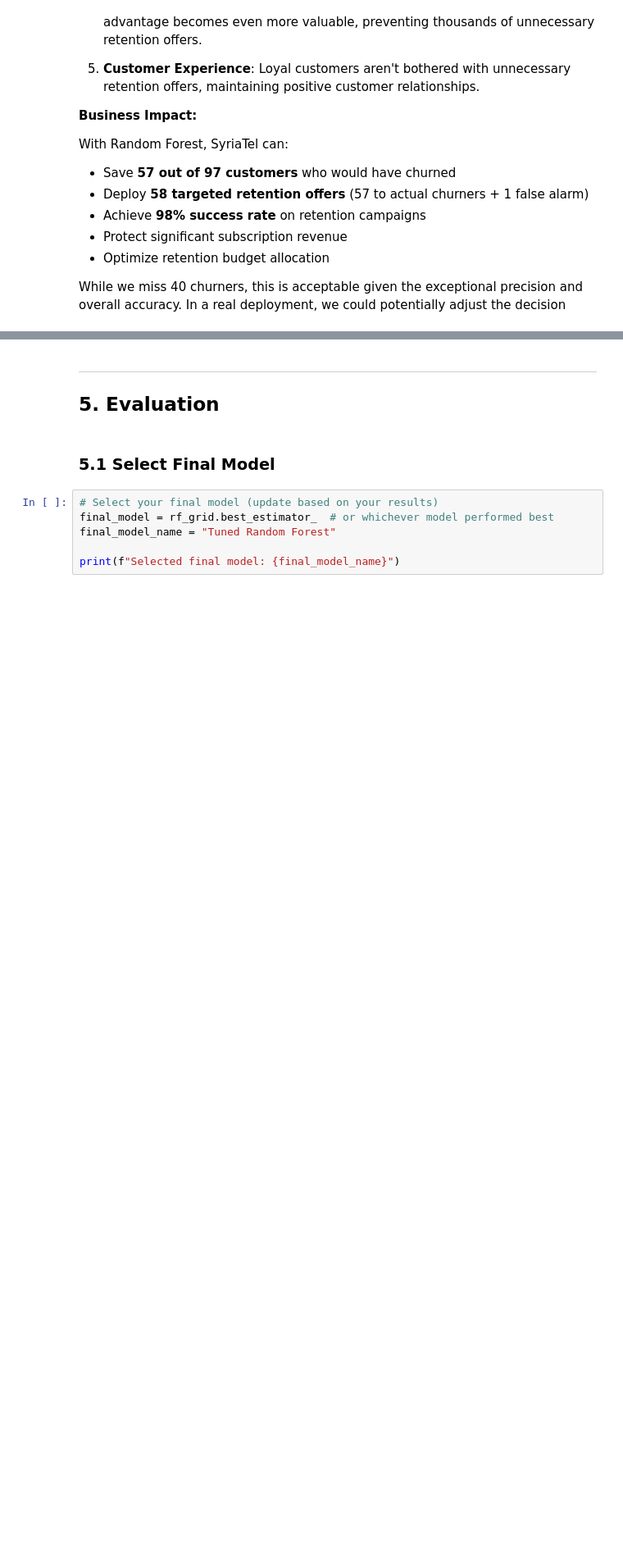
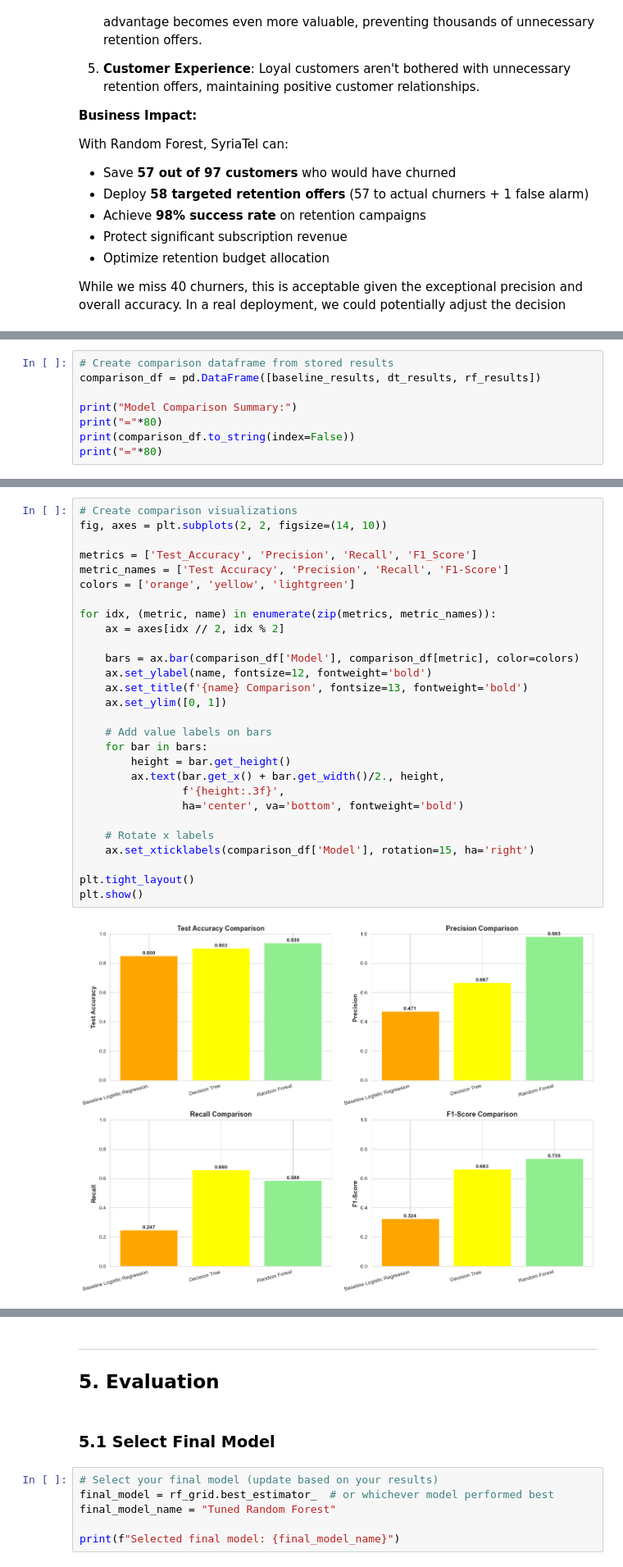
Before and after one commit to mkxangie/SyriaTel-Project, a Jupyter notebook: syriatel.ipynb, the cells around one changed output, grey strips where cells are left out. Shown at 82% size. Cells and saved outputs as stored; diff of their text form; blank space fills up the shorter version.

Commit message:
model comparison - logregression vs decision tree vs random forest

```diff
--- a/syriatel.ipynb
+++ b/syriatel.ipynb
@@ -1282,0 +1228,8 @@ plt.show()
+# %%
+# Create comparison dataframe from stored results
+comparison_df = pd.DataFrame([baseline_results, dt_results, rf_results])
+
+print("Model Comparison Summary:")
+print("="*80)
+print(comparison_df.to_string(index=False))
+print("="*80)
@@ -1282,0 +1244,30 @@ plt.show()
+# %%
+# Create comparison visualizations
+fig, axes = plt.subplots(2, 2, figsize=(14, 10))
+
+metrics = ['Test_Accuracy', 'Precision', 'Recall', 'F1_Score']
+metric_names = ['Test Accuracy', 'Precision', 'Recall', 'F1-Score']
+colors = ['orange', 'yellow', 'lightgreen']
+
+for idx, (metric, name) in enumerate(zip(metrics, metric_names)):
+    ax = axes[idx // 2, idx % 2]
+
+    bars = ax.bar(comparison_df['Model'], comparison_df[metric], color=colors)
+    ax.set_ylabel(name, fontsize=12, fontweight='bold')
+    ax.set_title(f'{name} Comparison', fontsize=13, fontweight='bold')
+    ax.set_ylim([0, 1])
+
+    # Add value labels on bars
+    for bar in bars:
+        height = bar.get_height()
+        ax.text(bar.get_x() + bar.get_width()/2., height,
+                f'{height:.3f}',
+                ha='center', va='bottom', fontweight='bold')
+
+    # Rotate x labels
+    ax.set_xticklabels(comparison_df['Model'], rotation=15, ha='right')
+
+plt.tight_layout()
+plt.show()
+# %% [output]
+[figure, added]
```
Also changed, not shown: parts of 8 cells of this notebook.
